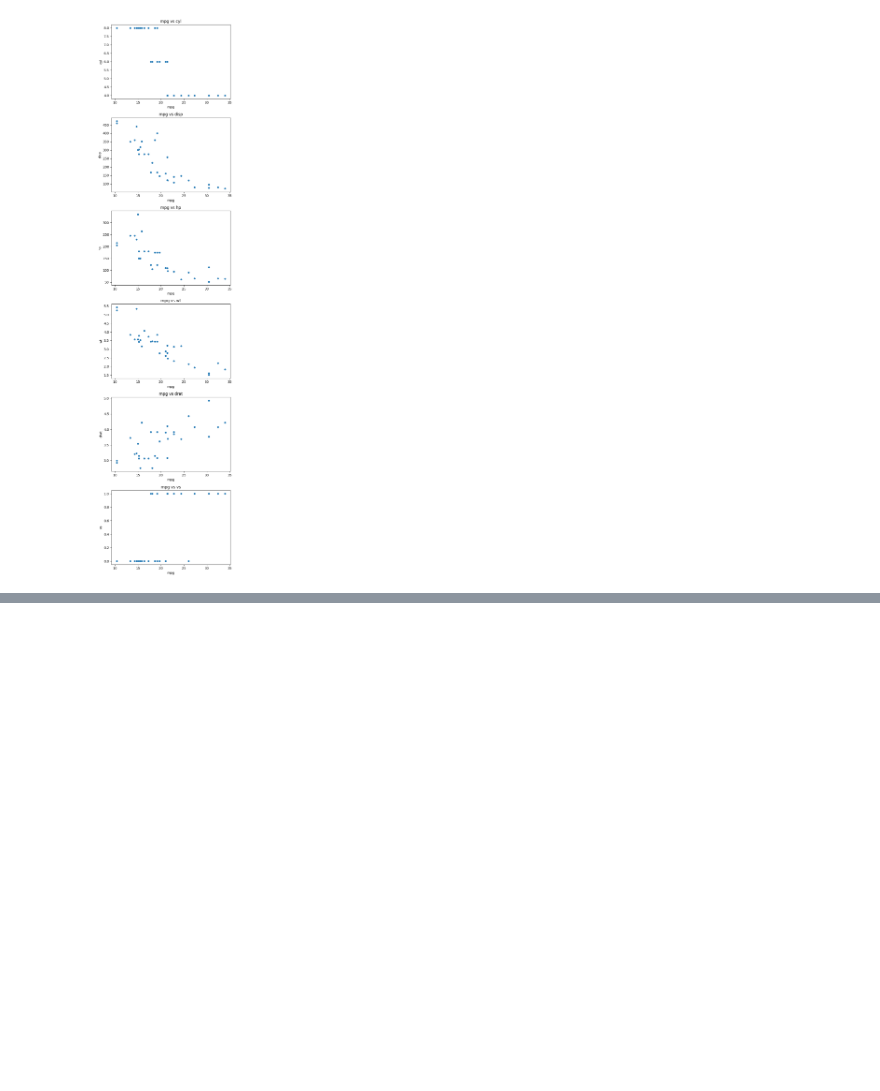
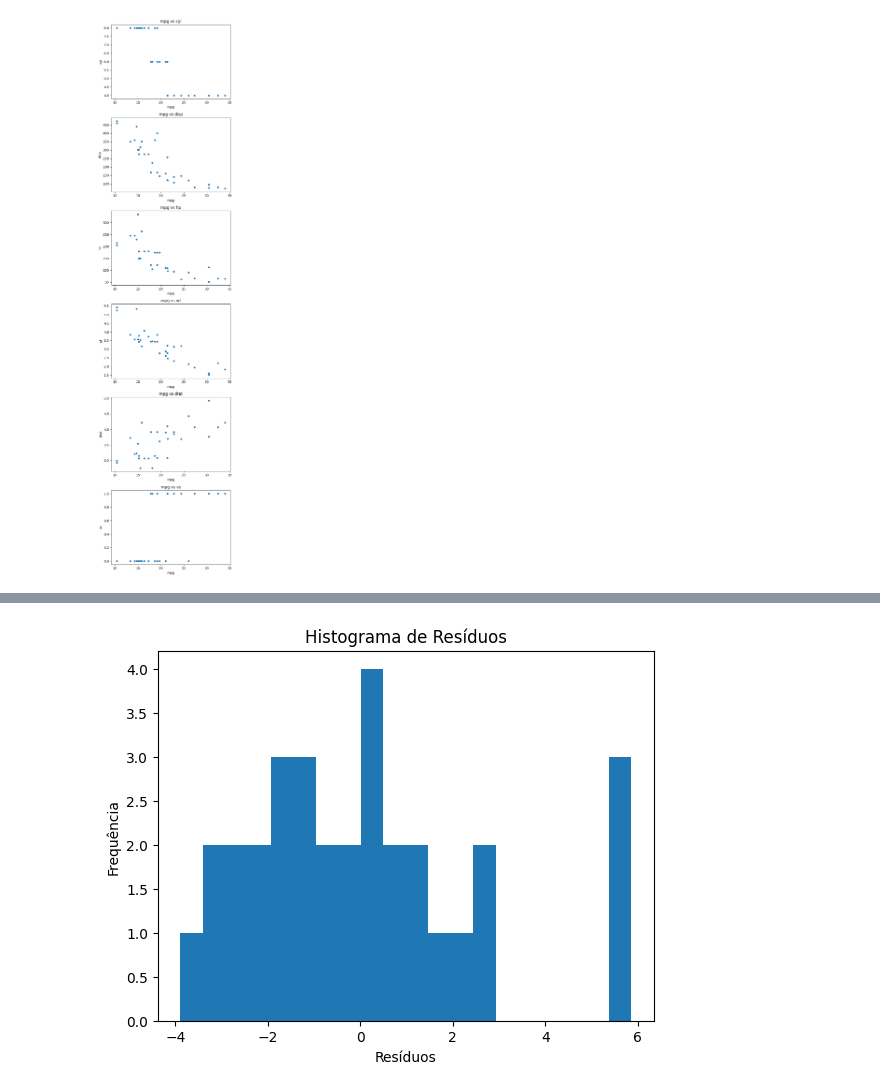
Before and after one commit to pierrout/AIML, a Jupyter notebook: RegressaoLinear.ipynb, the cells around one changed output, grey strips where cells are left out. Cells and saved outputs as stored; diff of their text form; code cells hidden in the pictures; blank space fills up the shorter version.

```diff
--- a/RegressaoLinear.ipynb
+++ b/RegressaoLinear.ipynb
@@ -111,0 +212,5 @@ plt.show
+# %%
+# o valor de p foi aceito mas em perfomance não
+modelo3 = sm.ols(formula='mpg ~ drat + vs', data=base)
+modelo3 = modelo3.fit()
+modelo3.summary()
@@ -111,0 +238,10 @@ plt.show
+# %%
+# se fosse desenhar uma linha, pareceria um sino
+residuos3 = modelo3.resid
+plt.hist(residuos, bins=20)
+plt.xlabel("Resíduos")
+plt.ylabel("Frequência")
+plt.title("Histograma de Resíduos")
+plt.show()
+# %% [output]
+[figure, added]
```
Also changed, not shown: parts of 11 cells of this notebook.
